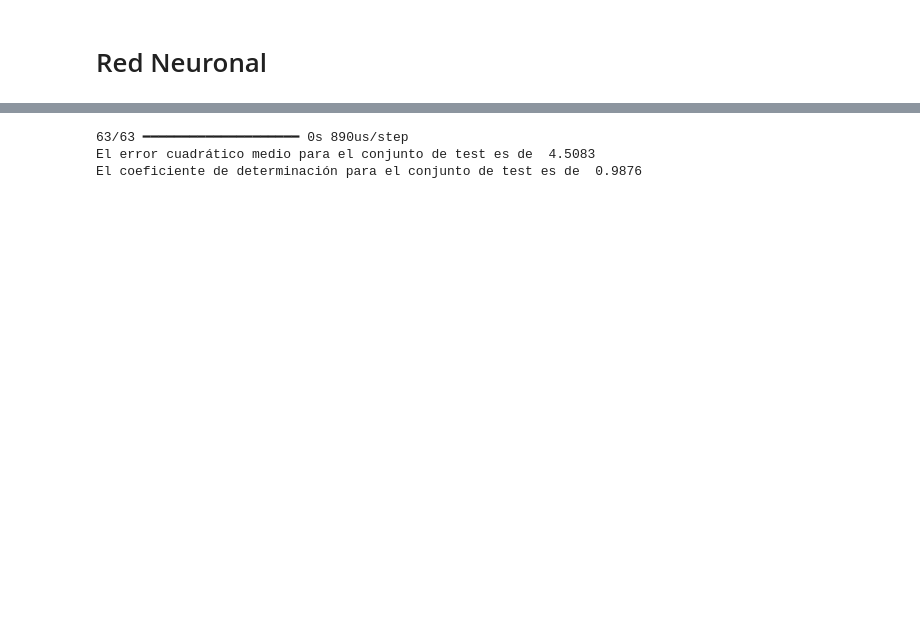
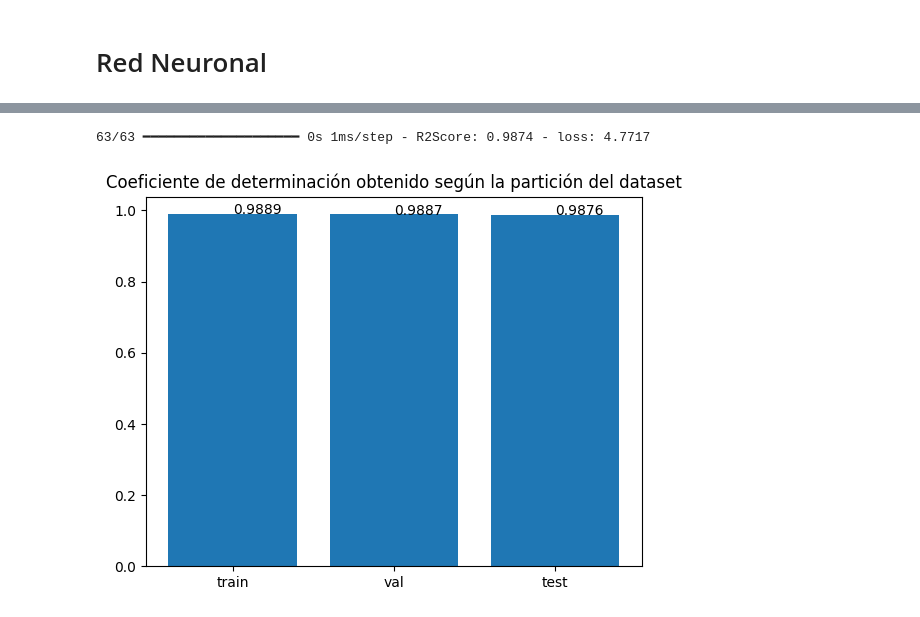
Before and after one commit to Facunditos/AA2-TUIA-TP1, a Jupyter notebook: problema_1/resolucion.ipynb, the cells around one changed output, grey strips where cells are left out. Drawn from its saved outputs; the diff is of its cells as text; code cells hidden in the pictures; blank space fills up the shorter version.

```diff
--- a/problema_1/resolucion.ipynb
+++ b/problema_1/resolucion.ipynb
@@ -308,10 +299,18 @@ plt.show()
 # %%
-y_pred = model.predict(X_test_esc)
-mse_test = mean_squared_error(y_true=y_test,y_pred=y_pred)
-r2_test = r2_score(y_true=y_test,y_pred=y_pred)
-print('El error cuadrático medio para el conjunto de test es de ',round(mse_test,4))
-print('El coeficiente de determinación para el conjunto de test es de ',round(r2_test,4))
+r2_train = history.history['R2Score'][-1]
+r2_val = history.history['val_R2Score'][-1]
+_, r2_test = model.evaluate(X_test_esc,y_test)
 # %% [output]
-63/63 ━━━━━━━━━━━━━━━━━━━━ 0s 890us/step
-El error cuadrático medio para el conjunto de test es de  4.5083
-El coeficiente de determinación para el conjunto de test es de  0.9876
+63/63 ━━━━━━━━━━━━━━━━━━━━ 0s 1ms/step - R2Score: 0.9874 - loss: 4.7717
+# %%
+x_plot = ['train','val','test']
+y_plot = [r2_train,r2_val,r2_test]
+y_plot = [round(value,4) for value in y_plot]
+plt.title('Coeficiente de determinación obtenido según la partición del dataset')
+plt.bar(x_plot,y_plot)
+for i in range(len(x_plot)):
+    plt.text(i, y_plot[i], y_plot[i])  # Placing text slightly above the bar
+plt.savefig('fig_accuracies')
+plt.show(block='False')
+# %% [output]
+[figure, added]
```
Also changed, not shown: parts of 15 cells of this notebook, 7 other files.
